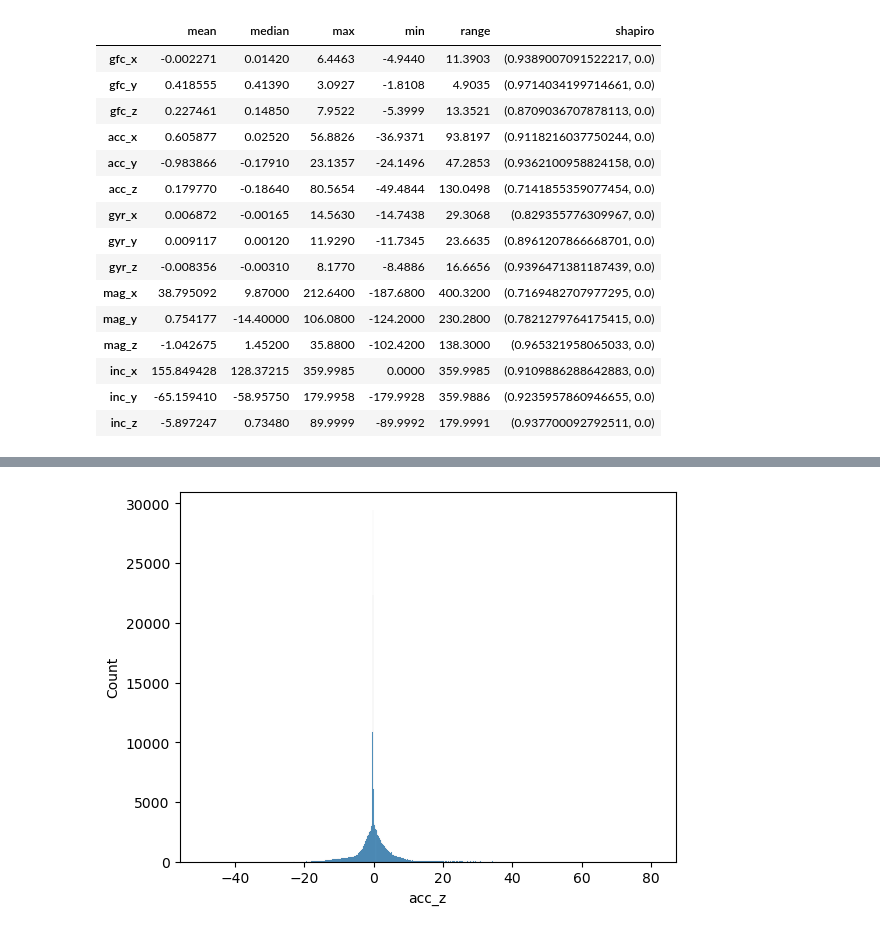
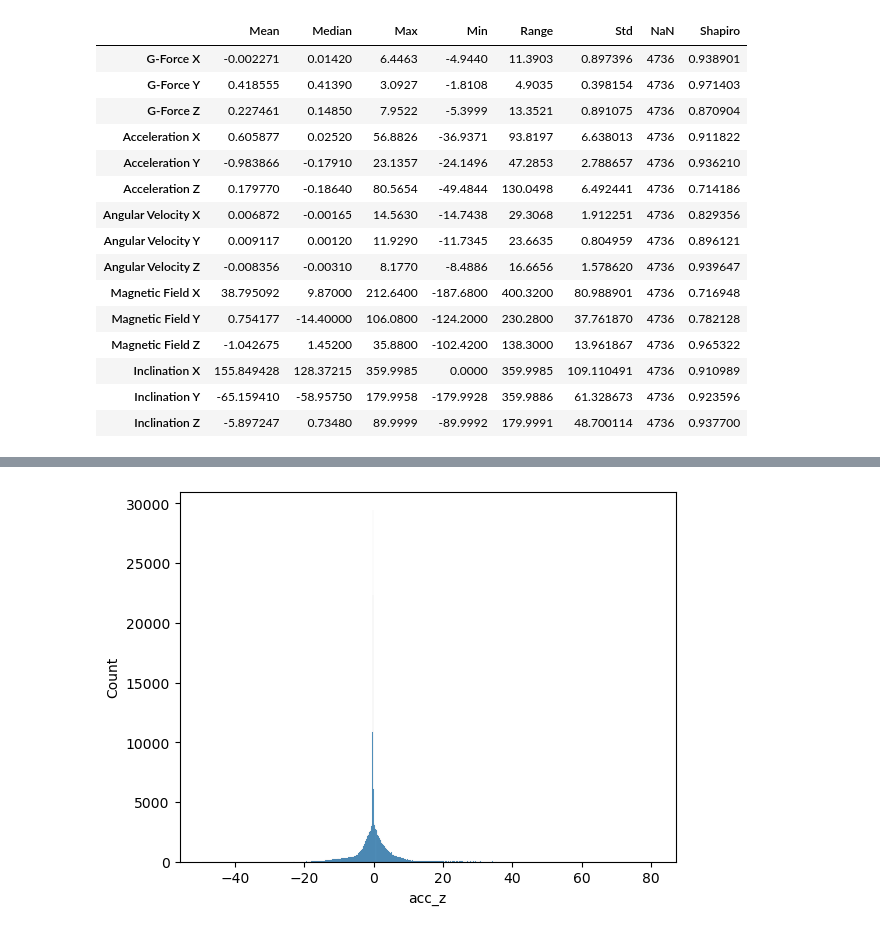
Before and after one commit to Mohammed-majeed/ML4QS, a Jupyter notebook: ML4QS.ipynb, the cells around one changed output, grey strips where cells are left out. Cells and saved outputs as stored; diff of their text form; code cells hidden in the pictures.

```diff
--- a/ML4QS.ipynb
+++ b/ML4QS.ipynb
@@ -42,33 +41,66 @@ label    0
 dtype: int64
 # %%
 def calculate_statistics(df):
+    column_names = {
+        "gfc_x": "G-Force X",
+        "gfc_y": "G-Force Y",
+        "gfc_z": "G-Force Z",
+        "acc_x": "Acceleration X",
+        "acc_y": "Acceleration Y",
+        "acc_z": "Acceleration Z",
+        "gyr_x": "Angular Velocity X",
+        "gyr_y": "Angular Velocity Y",
+        "gyr_z": "Angular Velocity Z",
+        "mag_x": "Magnetic Field X",
+        "mag_y": "Magnetic Field Y",
+        "mag_z": "Magnetic Field Z",
+        "inc_x": "Inclination X",
+        "inc_y": "Inclination Y",
+        "inc_z": "Inclination Z"
+    }
+
     mean = [df[col].mean() for col in df.columns[1:-1]]
     median = [df[col].median() for col in df.columns[1:-1]]
-    max = [df[col].max() for col in df.columns[1:-1]]
-    min = [df[col].min() for col in df.columns[1:-1]]
-    range = np.subtract(max, min)
+    max_val = [df[col].max() for col in df.columns[1:-1]]
+    min_val = [df[col].min() for col in df.columns[1:-1]]
+    range_val = np.subtract(max_val, min_val)
+    std = [df[col].std() for col in df.columns[1:-1]]  # Calculate standard deviation
+    null_count = [df[col].isnull().sum() for col in df.columns[1:-1]]  # Count null values
+    temp=df.dropna()
+    shapiro = [stats.shapiro(temp[col])[0] for col in df.columns[1:-1]]
 
-    shapiro = [stats.shapiro(df[col]) for col in df.columns[1:-1]]
-    stats_df = pd.DataFrame({"mean": mean, "median": median, "max": max, "min": min,
-                             "range": range, "shapiro": shapiro}, index=df.columns[1:-1])
+    stats_df = pd.DataFrame(
+        {
+            "Mean": mean,
+            "Median": median,
+            "Max": max_val,
+            "Min": min_val,
+            "Range": range_val,
+            "Std": std,  # Add standard deviation
+            "NaN": null_count,  # Add null value count
+            "Shapiro": shapiro
+        },
+        index=[column_names[col] for col in df.columns[1:-1]]
+    )
+
     return stats_df
 
 stats_df = calculate_statistics(df)
 stats_df
 # %% [output]
-|  | mean | median | max | min | range | shapiro |
-| gfc_x | -0.002271 | 0.01420 | 6.4463 | -4.9440 | 11.3903 | (0.9389007091522217, 0.0) |
-| gfc_y | 0.418555 | 0.41390 | 3.0927 | -1.8108 | 4.9035 | (0.9714034199714661, 0.0) |
-| gfc_z | 0.227461 | 0.14850 | 7.9522 | -5.3999 | 13.3521 | (0.8709036707878113, 0.0) |
-| acc_x | 0.605877 | 0.02520 | 56.8826 | -36.9371 | 93.8197 | (0.9118216037750244, 0.0) |
-| acc_y | -0.983866 | -0.17910 | 23.1357 | -24.1496 | 47.2853 | (0.9362100958824158, 0.0) |
-| acc_z | 0.179770 | -0.18640 | 80.5654 | -49.4844 | 130.0498 | (0.7141855359077454, 0.0) |
-| gyr_x | 0.006872 | -0.00165 | 14.5630 | -14.7438 | 29.3068 | (0.829355776309967, 0.0) |
-| gyr_y | 0.009117 | 0.00120 | 11.9290 | -11.7345 | 23.6635 | (0.8961207866668701, 0.0) |
-| gyr_z | -0.008356 | -0.00310 | 8.1770 | -8.4886 | 16.6656 | (0.9396471381187439, 0.0) |
-| mag_x | 38.795092 | 9.87000 | 212.6400 | -187.6800 | 400.3200 | (0.7169482707977295, 0.0) |
-| mag_y | 0.754177 | -14.40000 | 106.0800 | -124.2000 | 230.2800 | (0.7821279764175415, 0.0) |
-| mag_z | -1.042675 | 1.45200 | 35.8800 | -102.4200 | 138.3000 | (0.965321958065033, 0.0) |
-| inc_x | 155.849428 | 128.37215 | 359.9985 | 0.0000 | 359.9985 | (0.9109886288642883, 0.0) |
-| inc_y | -65.159410 | -58.95750 | 179.9958 | -179.9928 | 359.9886 | (0.9235957860946655, 0.0) |
-| inc_z | -5.897247 | 0.73480 | 89.9999 | -89.9992 | 179.9991 | (0.937700092792511, 0.0) |
+|  | Mean | Median | Max | Min | Range | Std | NaN | Shapiro |
+| G-Force X | -0.002271 | 0.01420 | 6.4463 | -4.9440 | 11.3903 | 0.897396 | 4736 | 0.938901 |
+| G-Force Y | 0.418555 | 0.41390 | 3.0927 | -1.8108 | 4.9035 | 0.398154 | 4736 | 0.971403 |
+| G-Force Z | 0.227461 | 0.14850 | 7.9522 | -5.3999 | 13.3521 | 0.891075 | 4736 | 0.870904 |
+| Acceleration X | 0.605877 | 0.02520 | 56.8826 | -36.9371 | 93.8197 | 6.638013 | 4736 | 0.911822 |
+| Acceleration Y | -0.983866 | -0.17910 | 23.1357 | -24.1496 | 47.2853 | 2.788657 | 4736 | 0.936210 |
+| Acceleration Z | 0.179770 | -0.18640 | 80.5654 | -49.4844 | 130.0498 | 6.492441 | 4736 | 0.714186 |
+| Angular Velocity X | 0.006872 | -0.00165 | 14.5630 | -14.7438 | 29.3068 | 1.912251 | 4736 | 0.829356 |
+| Angular Velocity Y | 0.009117 | 0.00120 | 11.9290 | -11.7345 | 23.6635 | 0.804959 | 4736 | 0.896121 |
+| Angular Velocity Z | -0.008356 | -0.00310 | 8.1770 | -8.4886 | 16.6656 | 1.578620 | 4736 | 0.939647 |
+| Magnetic Field X | 38.795092 | 9.87000 | 212.6400 | -187.6800 | 400.3200 | 80.988901 | 4736 | 0.716948 |
+| Magnetic Field Y | 0.754177 | -14.40000 | 106.0800 | -124.2000 | 230.2800 | 37.761870 | 4736 | 0.782128 |
+| Magnetic Field Z | -1.042675 | 1.45200 | 35.8800 | -102.4200 | 138.3000 | 13.961867 | 4736 | 0.965322 |
+| Inclination X | 155.849428 | 128.37215 | 359.9985 | 0.0000 | 359.9985 | 109.110491 | 4736 | 0.910989 |
+| Inclination Y | -65.159410 | -58.95750 | 179.9958 | -179.9928 | 359.9886 | 61.328673 | 4736 | 0.923596 |
+| Inclination Z | -5.897247 | 0.73480 | 89.9999 | -89.9992 | 179.9991 | 48.700114 | 4736 | 0.937700 |
```
Also changed, not shown: parts of 20 cells of this notebook, 10 other files.
